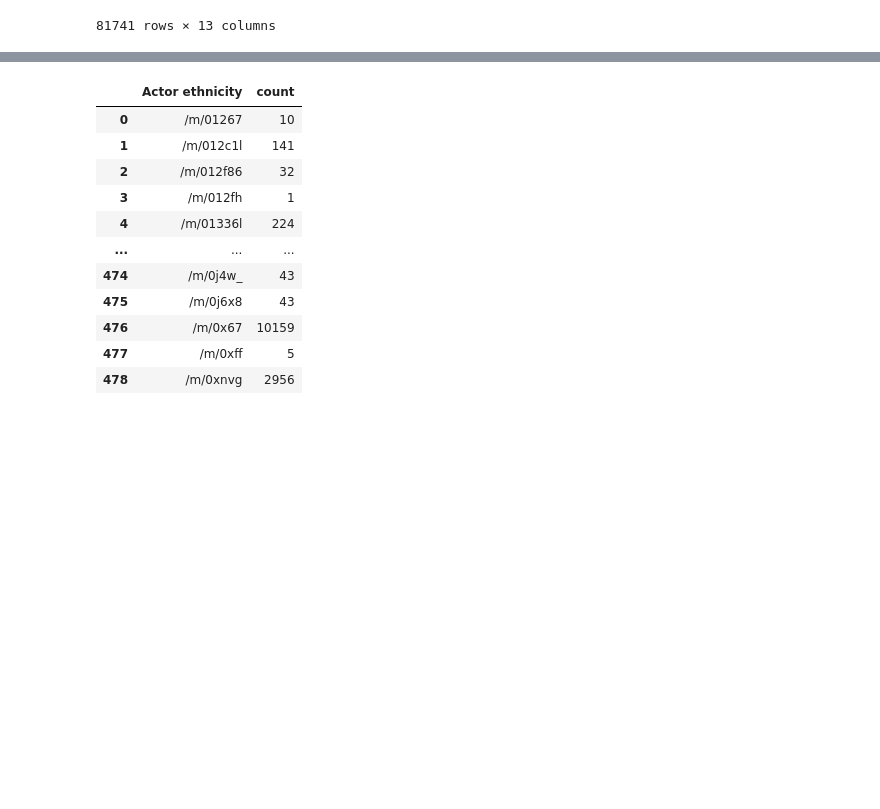
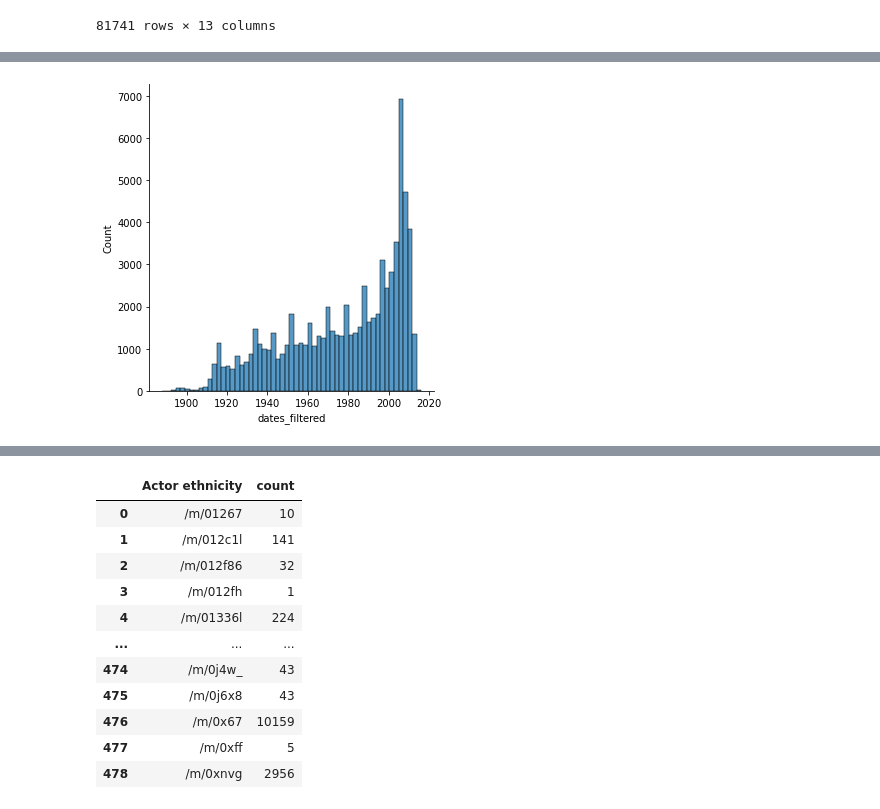
Before and after one commit to epfl-ada/ada-2022-project-datajugglers, a Jupyter notebook: Project_2.ipynb, the cells around one changed output, grey strips where cells are left out. Drawn from its saved outputs; the diff is of its cells as text; code cells hidden in the pictures; blank space fills up the shorter version.

Commit message:
add visualizations

```diff
--- a/Project_2.ipynb
+++ b/Project_2.ipynb
@@ -45,7 +46,7 @@ file.close()
 Name_movie = ['Wikipedia movie ID', 'Freebase movie ID', 'Movie name', 'Movie release date', 'Movie box office revenue', 'Movie runtime', 'Movie languages', 'Movie countries', 'Movie genres']
 # %%
 #read movie.metadata as dataframe
-data_folder = './data/'
+data_folder = os.path.join('data', 'MovieSummaries')
 data_path = os.path.join(data_folder,'movie.metadata.tsv')
 df_movie = pd.read_csv(data_path, sep ='\t', header = None, names = Name_movie, na_values = ['{}', ' '], lineterminator='\n')
 # %%
@@ -111,7 +112,7 @@ def date(df_date):
         else:
             dates.append(date)
 
-    return dates
+    return np.array(dates, dtype=float)
 # %%
 df_movie["dates_filtered"] = date(df_movie["Movie release date"])
 # %%
@@ -132,0 +142,3 @@ df_movie
+# %%
+df_movie.loc[df_movie["dates_filtered"] < 1800, "dates_filtered"] = np.nan
+df_movie
@@ -132,0 +159,5 @@ df_movie
+# %%
+sns.displot(data=df_movie, x="dates_filtered", kind="hist")
+plt.show()
+# %% [output]
+[figure, added]
```
Also changed, not shown: parts of 14 cells of this notebook.
